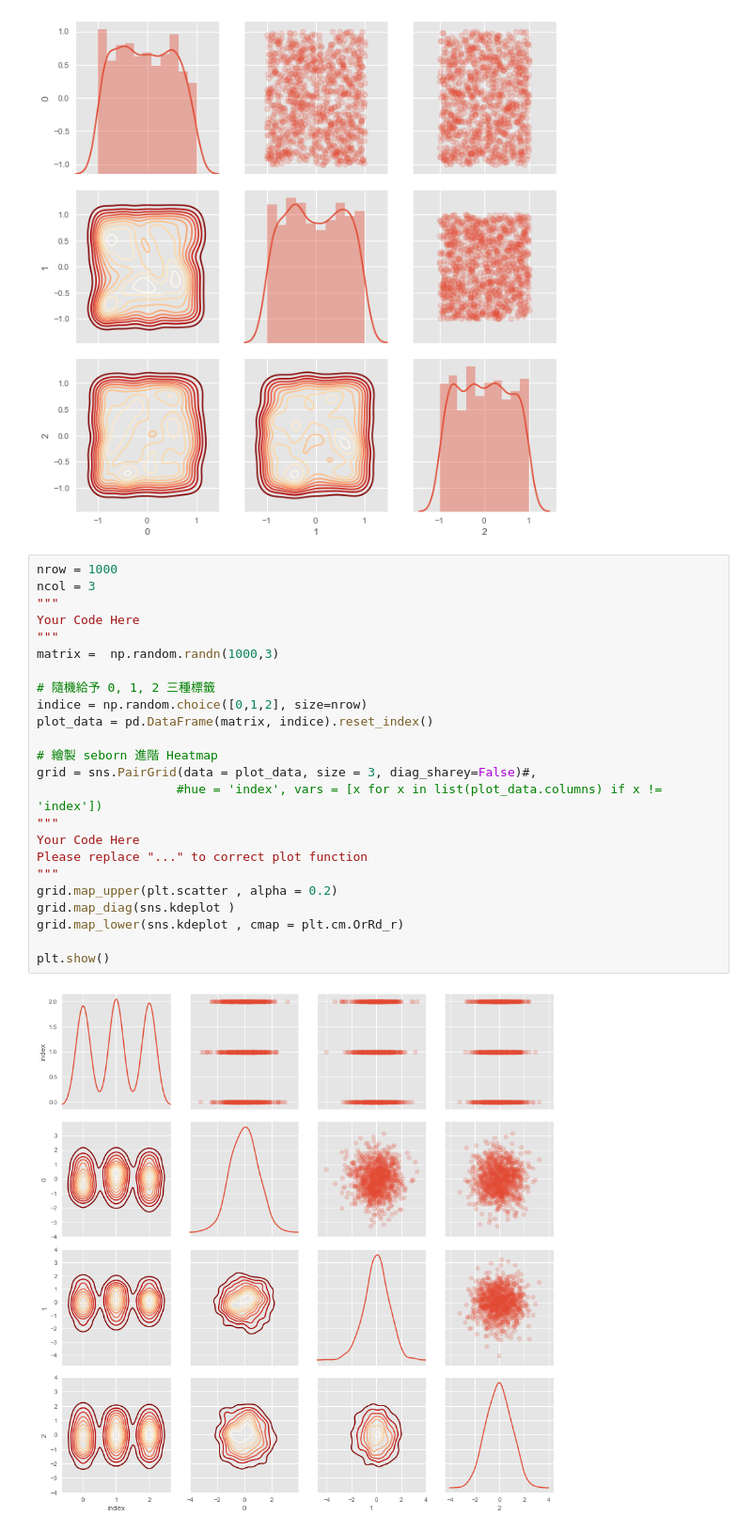
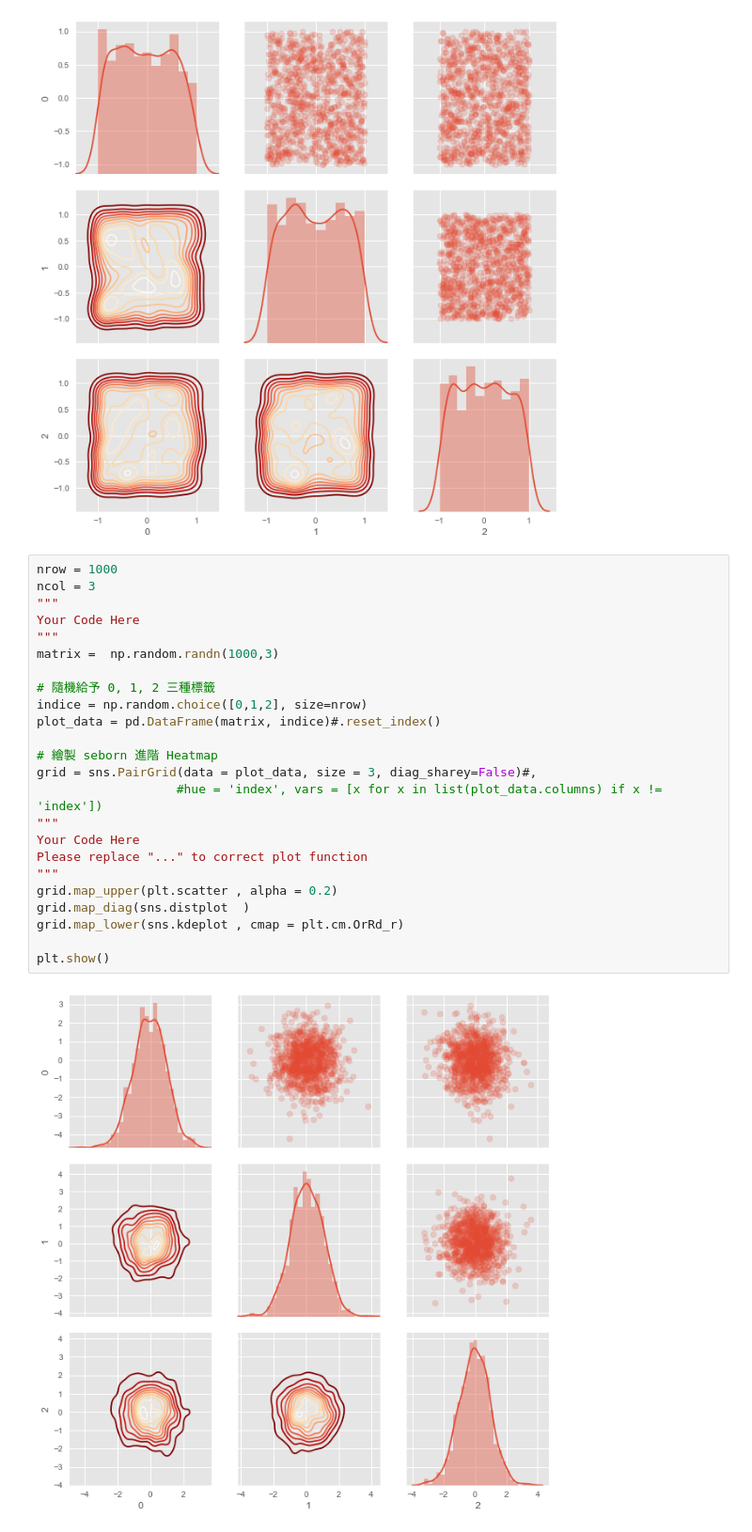
Before and after one commit to YingshiuanChen/2nd-ML100Days, a Jupyter notebook: homework/Day_015_HW.ipynb, the cells around one changed output. Shown at 94% size. Drawn from its saved outputs; the diff is of its cells as text.

```diff
--- a/homework/Day_015_HW.ipynb
+++ b/homework/Day_015_HW.ipynb
@@ -72,26 +72,26 @@ plt.show()
 # %%
 nrow = 1000
 ncol = 3
 """
 Your Code Here
 """
 matrix =  np.random.randn(1000,3)
 
 # 隨機給予 0, 1, 2 三種標籤
 indice = np.random.choice([0,1,2], size=nrow)
-plot_data = pd.DataFrame(matrix, indice).reset_index()
+plot_data = pd.DataFrame(matrix, indice)#.reset_index()
 
 # 繪製 seborn 進階 Heatmap
 grid = sns.PairGrid(data = plot_data, size = 3, diag_sharey=False)#,
                    #hue = 'index', vars = [x for x in list(plot_data.columns) if x != 'index'])
 """
 Your Code Here
 Please replace "..." to correct plot function
 """
 grid.map_upper(plt.scatter , alpha = 0.2)
-grid.map_diag(sns.kdeplot )
+grid.map_diag(sns.distplot  )
 grid.map_lower(sns.kdeplot , cmap = plt.cm.OrRd_r)
 
 plt.show()
 # %% [output]
-[figure, old version]
+[figure, new version]
```
